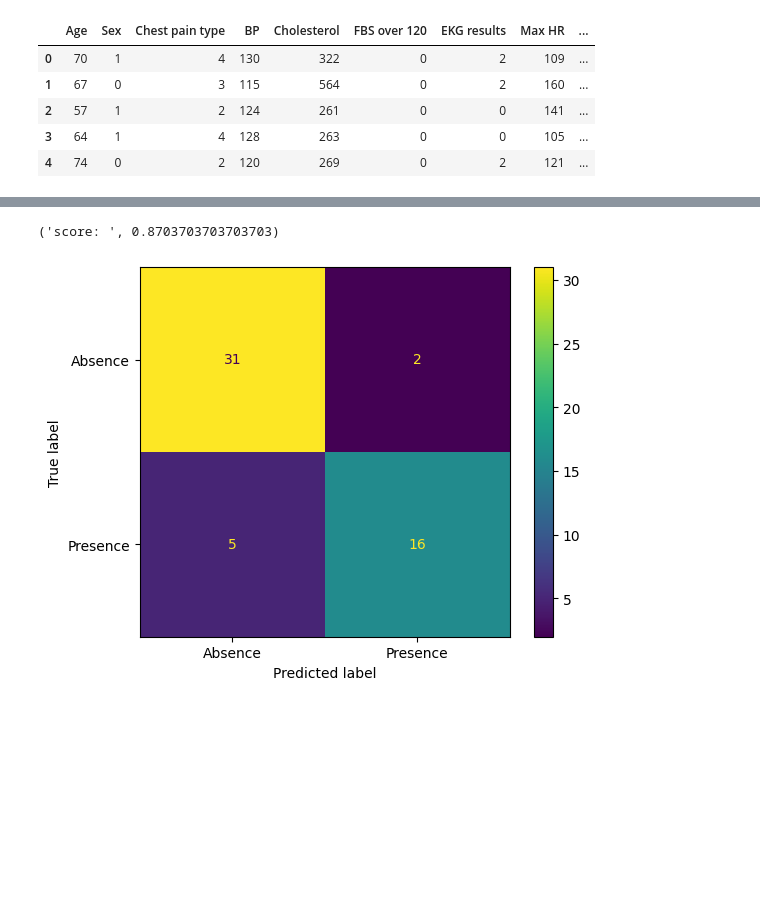
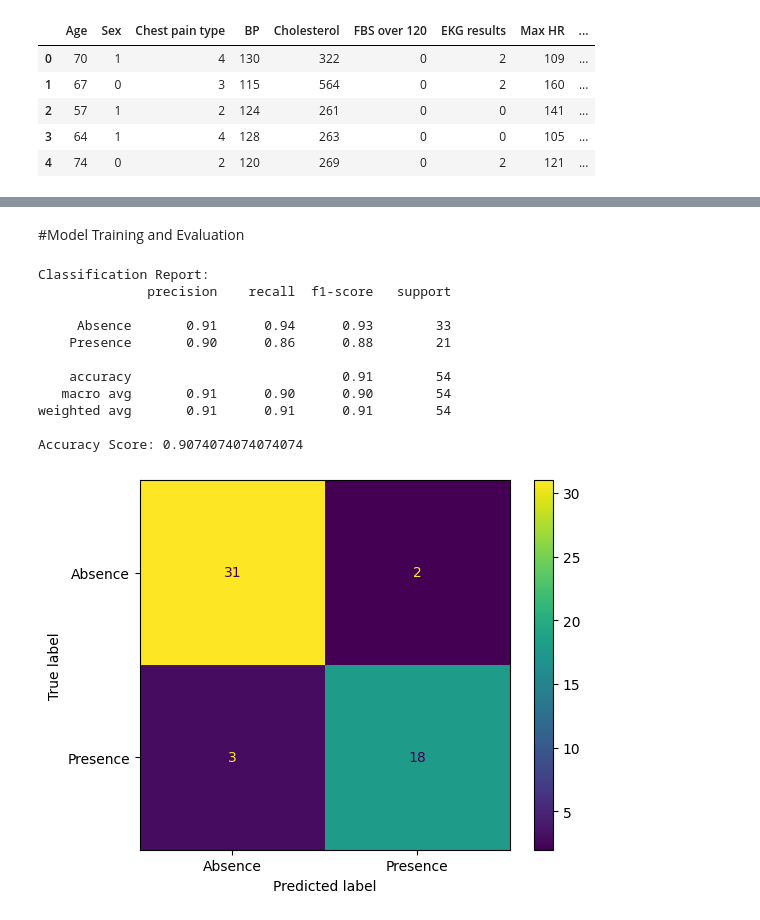
Before and after one commit to omgupta1608/heart_disease_predict, a Jupyter notebook: main.ipynb, the cells around one changed output, grey strips where cells are left out. Cells and saved outputs as stored; diff of their text form; code cells hidden in the pictures; blank space fills up the shorter version.

```diff
--- a/main.ipynb
+++ b/main.ipynb
@@ -48,19 +85,35 @@ std_scl.fit(X_train)
 
 X_train = std_scl.transform(X_train)
 X_test = std_scl.transform(X_test)
+# %% [markdown]
+#Model Training and Evaluation
 # %%
 # logistic regression
-from sklearn.linear_model import LogisticRegression
+
 log_reg = LogisticRegression()
 log_reg.fit(X_train, y_train)
 score = log_reg.score(X_test, y_test)
 
 y_pred = log_reg.predict(X_test)
 conf_matrix = confusion_matrix(y_test, y_pred, labels=log_reg.classes_)
 disp = ConfusionMatrixDisplay(confusion_matrix=conf_matrix, display_labels=log_reg.classes_)
 disp.plot()
-'score: ', score
+
+classification_rep = classification_report(y_test, y_pred)
+print('Classification Report:')
+print(classification_rep)
+print('Accuracy Score:', score)
 # %% [output]
-('score: ', 0.8703703703703703)
+Classification Report:
+              precision    recall  f1-score   support
+
+     Absence       0.91      0.94      0.93        33
+    Presence       0.90      0.86      0.88        21
+
+    accuracy                           0.91        54
+   macro avg       0.91      0.90      0.90        54
+weighted avg       0.91      0.91      0.91        54
+
+Accuracy Score: 0.9074074074074074
-[figure, old version]
+[figure, new version]
 # %%
```
Also changed, not shown: parts of 12 cells of this notebook, 1 other file.
